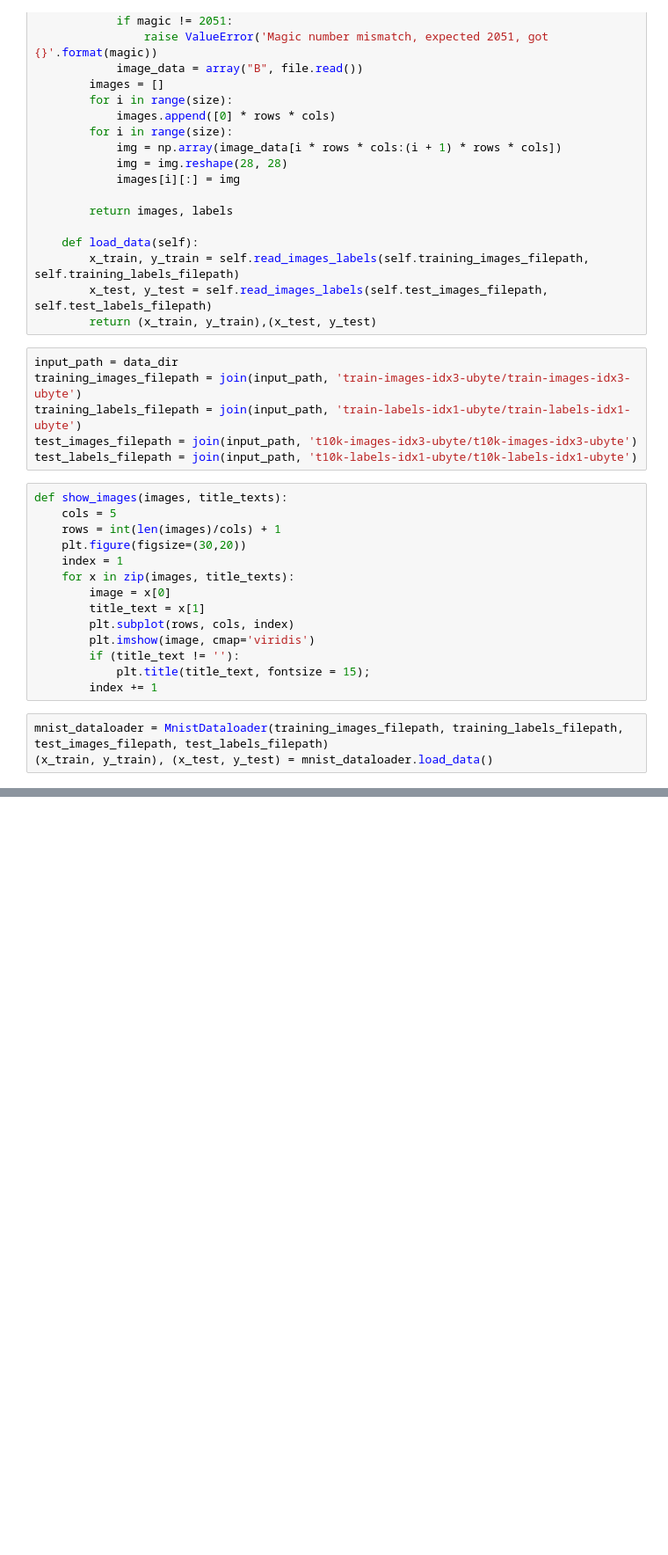
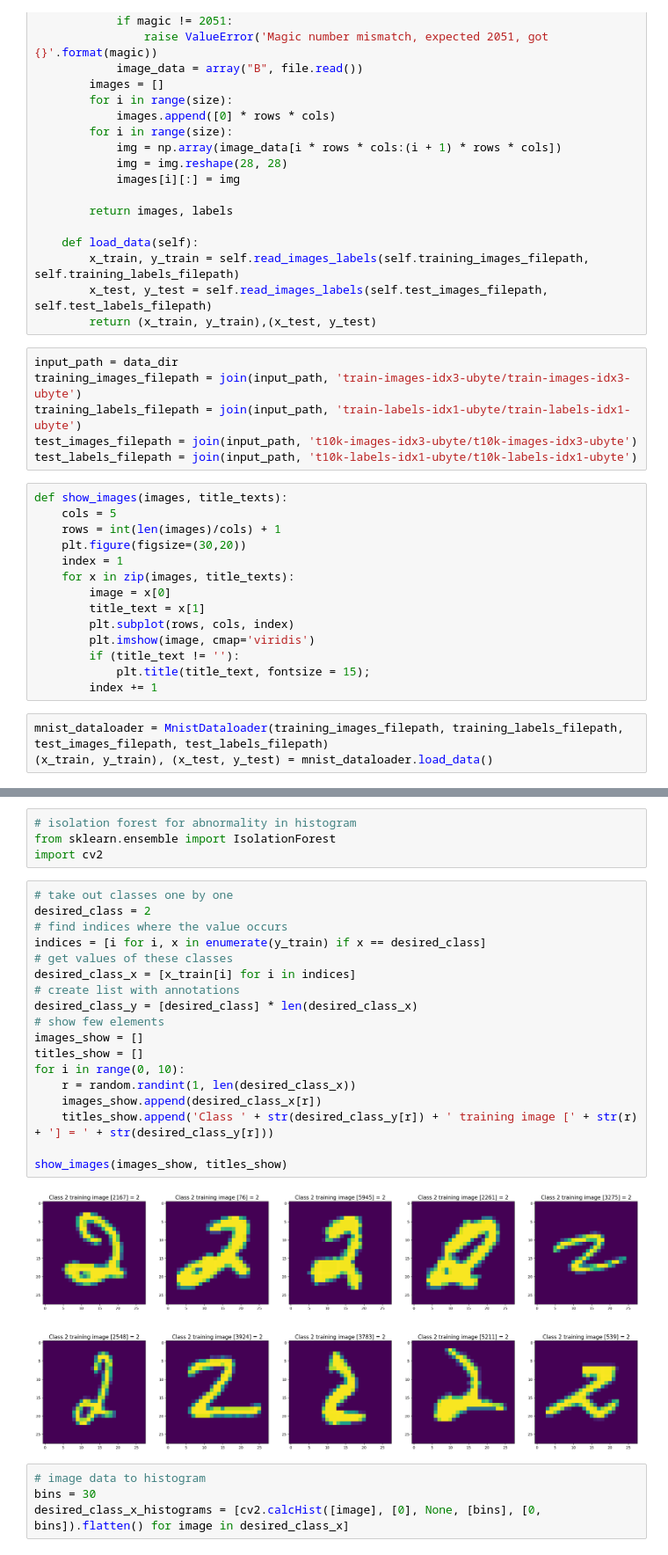
Before and after one commit to rytisss/StatisticalImageAnalysis, a Jupyter notebook: MNIST.ipynb, the cells around one changed output, grey strips where cells are left out. Shown: that part at 88% size. Saved outputs shown, nothing was run; the diff lists cells and outputs as text; blank space fills up the shorter version.

Commit message:
Isolation forest based data evaluation

```diff
--- a/MNIST.ipynb
+++ b/MNIST.ipynb
@@ -136,0 +147,28 @@ draw_pixel_distribution('Test', np.concatenate(x_test).flatten())
+# %%
+# isolation forest for abnormality in histogram
+from sklearn.ensemble import IsolationForest
+import cv2
+# %%
+# take out classes one by one
+desired_class = 2
+# find indices where the value occurs
+indices = [i for i, x in enumerate(y_train) if x == desired_class]
+# get values of these classes
+desired_class_x = [x_train[i] for i in indices]
+# create list with annotations
+desired_class_y = [desired_class] * len(desired_class_x)
+# show few elements
+images_show = []
+titles_show = []
+for i in range(0, 10):
+    r = random.randint(1, len(desired_class_x))
+    images_show.append(desired_class_x[r])
+    titles_show.append('Class ' + str(desired_class_y[r]) + ' training image [' + str(r) + '] = ' + str(desired_class_y[r]))
+
+show_images(images_show, titles_show)
+# %% [output]
+[figure, added]
+# %%
+# image data to histogram
+bins = 30
+desired_class_x_histograms = [cv2.calcHist([image], [0], None, [bins], [0, bins]).flatten() for image in desired_class_x]
```
Also changed, not shown: parts of 15 cells of this notebook.
